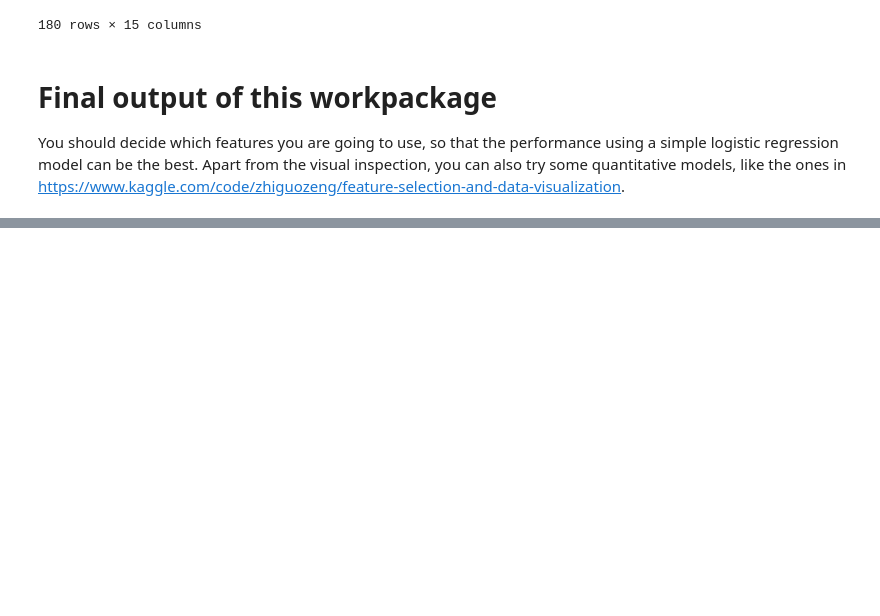
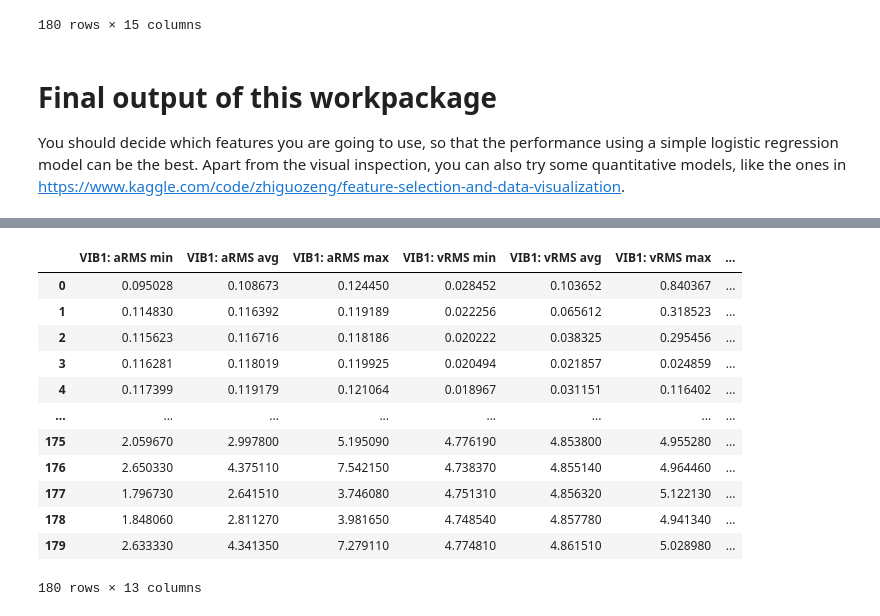
Before and after one commit to nizar139/SiemensProject_MaintenanceIndustrie, a Jupyter notebook: WP1_Feature Engineering - Student.ipynb, the cells around one changed output, grey strips where cells are left out. Saved outputs shown, nothing was run; the diff lists cells and outputs as text; code cells hidden in the pictures; blank space fills up the shorter version.

```diff
--- a/WP1_Feature Engineering - Student.ipynb
+++ b/WP1_Feature Engineering - Student.ipynb
@@ -365,0 +366,17 @@ F1 is:  0.84
+# %%
+X_org = df_data_org.drop(['Label'], axis=1)
+X_org
+# %% [output]
+|  | VIB1: aRMS min | VIB1: aRMS avg | VIB1: aRMS max | VIB1: vRMS min | VIB1: vRMS avg | VIB1: vRMS max | ... |
+| 0 | 0.095028 | 0.108673 | 0.124450 | 0.028452 | 0.103652 | 0.840367 | ... |
+| 1 | 0.114830 | 0.116392 | 0.119189 | 0.022256 | 0.065612 | 0.318523 | ... |
+| 2 | 0.115623 | 0.116716 | 0.118186 | 0.020222 | 0.038325 | 0.295456 | ... |
+| 3 | 0.116281 | 0.118019 | 0.119925 | 0.020494 | 0.021857 | 0.024859 | ... |
+| 4 | 0.117399 | 0.119179 | 0.121064 | 0.018967 | 0.031151 | 0.116402 | ... |
+| ... | ... | ... | ... | ... | ... | ... | ... |
+| 175 | 2.059670 | 2.997800 | 5.195090 | 4.776190 | 4.853800 | 4.955280 | ... |
+| 176 | 2.650330 | 4.375110 | 7.542150 | 4.738370 | 4.855140 | 4.964460 | ... |
+| 177 | 1.796730 | 2.641510 | 3.746080 | 4.751310 | 4.856320 | 5.122130 | ... |
+| 178 | 1.848060 | 2.811270 | 3.981650 | 4.748540 | 4.857780 | 4.941340 | ... |
+| 179 | 2.633330 | 4.341350 | 7.279110 | 4.774810 | 4.861510 | 5.028980 | ... |
+180 rows × 13 columns
```
Also changed, not shown: parts of 8 cells of this notebook, 4 other files.
